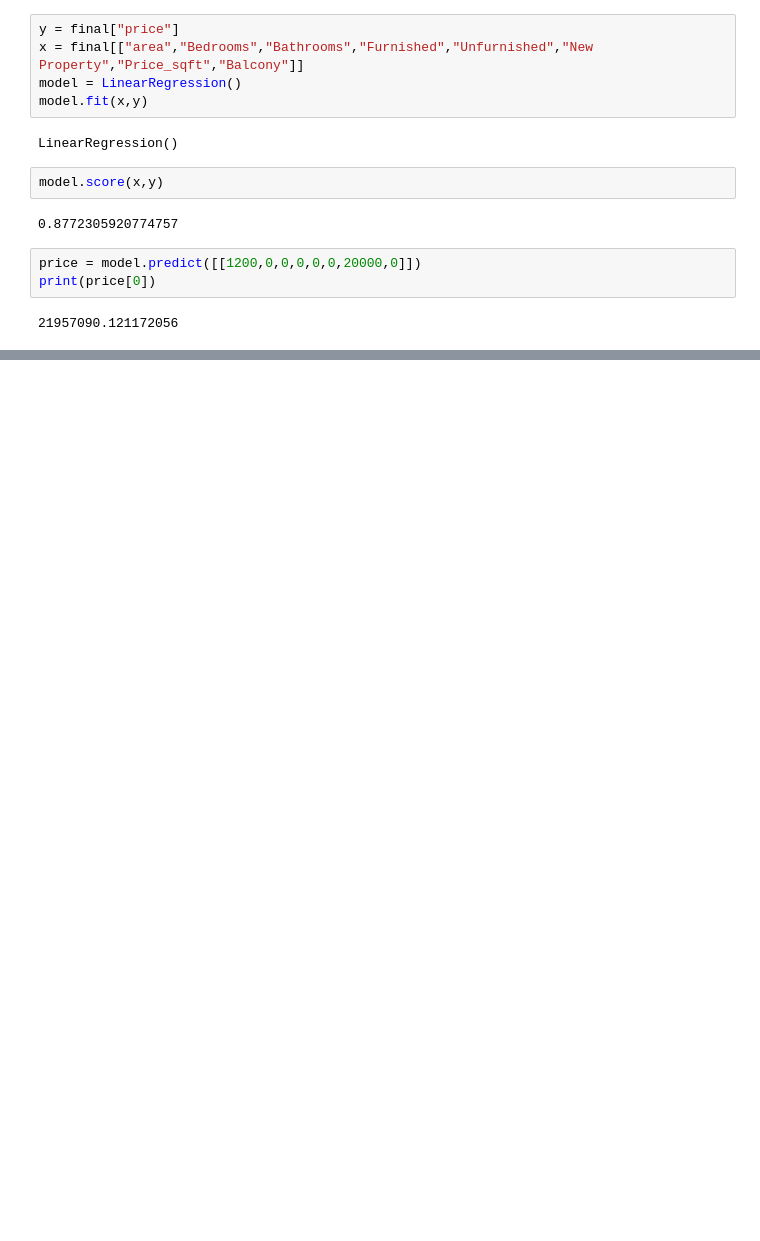
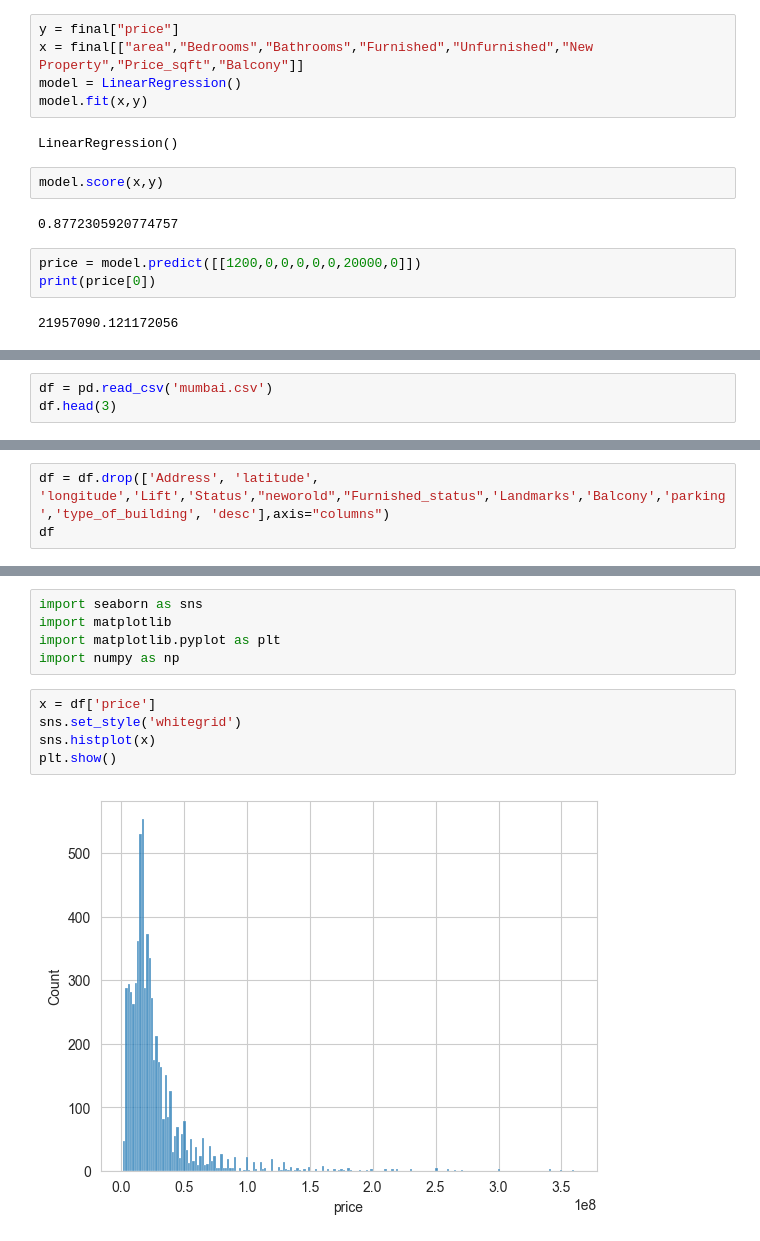
Before and after one commit to ashishyadav2/Java-Python, a Jupyter notebook: Python/Data Science/house_prediction.ipynb, the cells around one changed output, grey strips where cells are left out. Saved outputs shown, nothing was run; the diff lists cells and outputs as text; blank space fills up the shorter version.

```diff
--- a/Python/Data Science/house_prediction.ipynb
+++ b/Python/Data Science/house_prediction.ipynb
@@ -148,0 +153,3 @@ print(price[0])
+# %%
+df = pd.read_csv('mumbai.csv')
+df.head(3)
@@ -148,0 +169,3 @@ print(price[0])
+# %%
+df = df.drop(['Address', 'latitude', 'longitude','Lift','Status',"neworold","Furnished_status",'Landmarks','Balcony','parking','type_of_building', 'desc'],axis="columns")
+df
@@ -148,0 +186,12 @@ print(price[0])
+# %%
+import seaborn as sns
+import matplotlib
+import matplotlib.pyplot as plt
+import numpy as np
+# %%
+x = df['price']
+sns.set_style('whitegrid')
+sns.histplot(x)
+plt.show()
+# %% [output]
+[figure, added]
```
Also changed, not shown: parts of 16 cells of this notebook, 2 other files.
